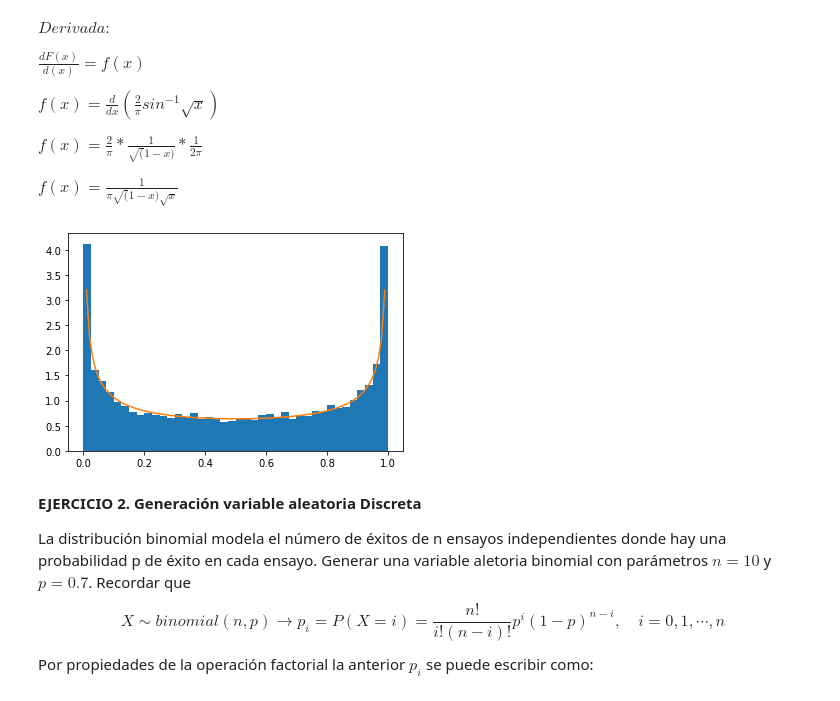
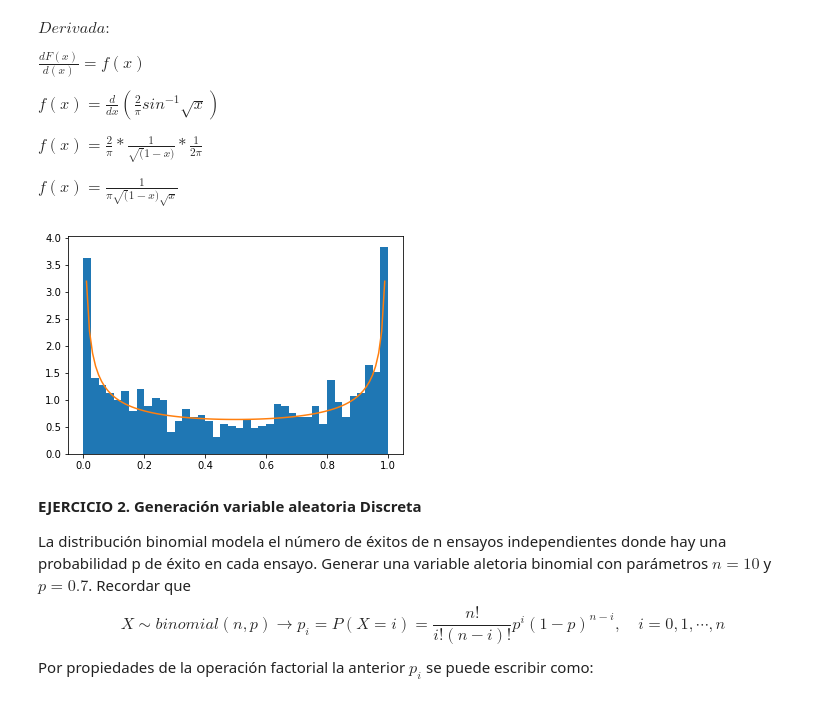
Before and after one commit to nicoglez/Tareas_SNGonzalez_DGomez, a Jupyter notebook: Tarea4_SNGonzalez_DGomez.ipynb, the cells around one changed output. Drawn from its saved outputs; the diff is of its cells as text; code cells hidden in the pictures.

```diff
--- a/Tarea4_SNGonzalez_DGomez.ipynb
+++ b/Tarea4_SNGonzalez_DGomez.ipynb
@@ -163,22 +156,26 @@ $f(x) = \frac{2}{\pi} * \frac{1}{\sqrt (1-x)} * \frac{1}{2\pi} $
 
 $f(x) = \frac{1}{\pi\sqrt (1-x)\sqrt x}$
 # %%
-def comparacion_aleatorio(f, Fin, N):
+import numpy as np
+from scipy import optimize
+import matplotlib.pyplot as plt
+
+def comparacion_aleatoria(f,Finv,N):
     u = np.random.uniform(0,1,N)
-    f_random = Fin(u)
+    f_random = Finv(u)
     x = np.arange(0,1,0.01)
     f_densidad = f(x)
+    plt.hist(f_random,bins = 40,density = True)
+    plt.plot(x,f_densidad)
+    plt.show()
 
-    plt.hist(f_random, bins = 40, density = True)
-    plt.plot(x, f_densidad)
-    plt.show();
+f = lambda x : 1 / (np.pi*np.sqrt(1-x)*np.sqrt(x))
+Finv = lambda u : np.sin(np.pi*u/2)**2
+N = 10**3
 
-f = lambda x: 1/((np.pi)*np.sqrt(1-x)*np.sqrt(x))
-Fin = lambda u: np.sin(np.pi*u/2)**2
-N = 10**4
-comparacion_aleatorio(f, Fin, N)
+comparacion_aleatoria(f,Finv,N)
 # %% [output]
-[figure, old version]
+[figure, new version]
 # %% [markdown]
 **EJERCICIO 2. Generación variable aleatoria Discreta**
 
```
Also changed, not shown: parts of 19 cells of this notebook.
